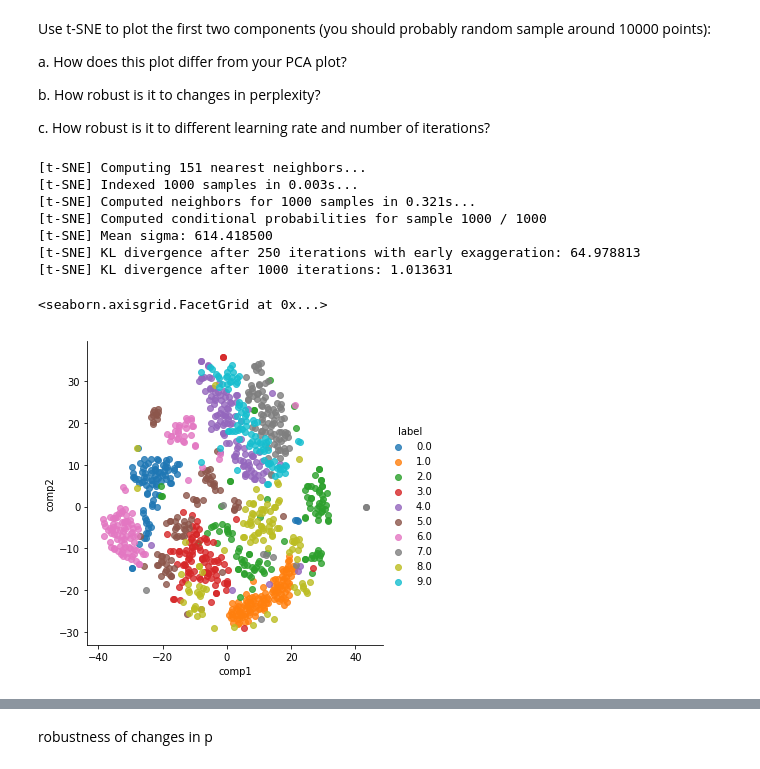
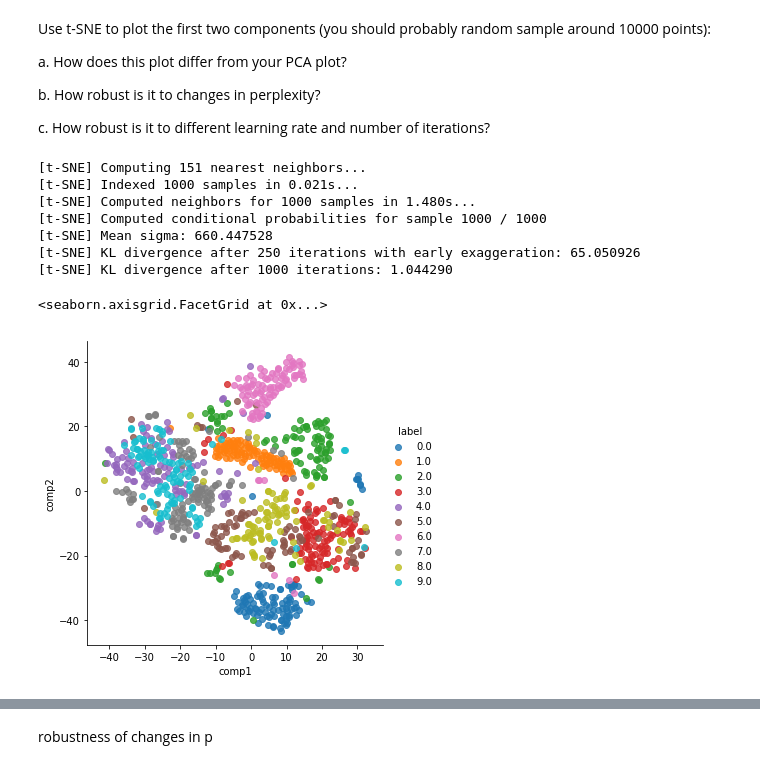
Before and after one commit to benbranchflower/applied_machine_learning, a Jupyter notebook: dimensionality_reduction_and_clustering.ipynb, the cells around one changed output, grey strips where cells are left out. Drawn from its saved outputs; the diff is of its cells as text; code cells hidden in the pictures.

```diff
--- a/dimensionality_reduction_and_clustering.ipynb
+++ b/dimensionality_reduction_and_clustering.ipynb
@@ -108,26 +114,26 @@ c. How robust is it to different learning rate and number of iterations?
 # %%
 rows = np.random.randint(low=0, high=X.shape[0], size = 1000) # to reduce runtime
 # %%
-def tsne(n_components=2,perplexity=50, n_iter=1000, learning_rate=200, verbose=1,
+def tsne(n_components=2, perplexity=50, n_iter=1000, learning_rate=200, verbose=1,
         random_state=seed):
+    """This function uses tSNE dimensionality reduction and creates a dataframe ready to plot"""
     tsne_ = TSNE(n_components=n_components, verbose=verbose, perplexity=perplexity,
-                 n_iter=n_iter, learning_rate=learning_rate)
-    tsne_results = tsne_.fit_transform(X_pca[rows,:])
+                 n_iter=n_iter, learning_rate=learning_rate, random_state=seed)
+    tsne_results = tsne_.fit_transform(X[rows])
     df_tsne = pd.DataFrame(tsne_results, columns=['comp1', 'comp2'])
     df_tsne['label'] = y[rows]
     return df_tsne
 # %%
-out = tsne()
-sns.lmplot(x='comp1', y='comp2', data=out, hue='label', fit_reg=False)
+sns.lmplot(x='comp1', y='comp2', data=tsne(), hue='label', fit_reg=False)
 # %% [output]
 [t-SNE] Computing 151 nearest neighbors...
-[t-SNE] Indexed 1000 samples in 0.003s...
-[t-SNE] Computed neighbors for 1000 samples in 0.321s...
+[t-SNE] Indexed 1000 samples in 0.021s...
+[t-SNE] Computed neighbors for 1000 samples in 1.480s...
 [t-SNE] Computed conditional probabilities for sample 1000 / 1000
-[t-SNE] Mean sigma: 614.418500
-[t-SNE] KL divergence after 250 iterations with early exaggeration: 64.978813
-[t-SNE] KL divergence after 1000 iterations: 1.013631
+[t-SNE] Mean sigma: 660.447528
+[t-SNE] KL divergence after 250 iterations with early exaggeration: 65.050926
+[t-SNE] KL divergence after 1000 iterations: 1.044290
 <seaborn.axisgrid.FacetGrid at 0x...>
-[figure, old version]
+[figure, new version]
 # %%
 for p in [10,20,30,40]:
```
Also changed, not shown: parts of 26 cells of this notebook.
